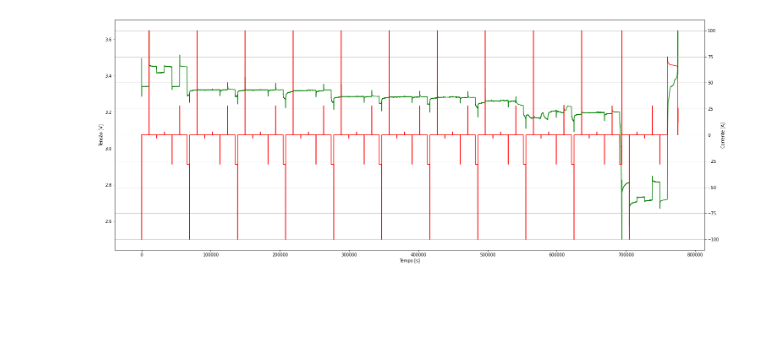
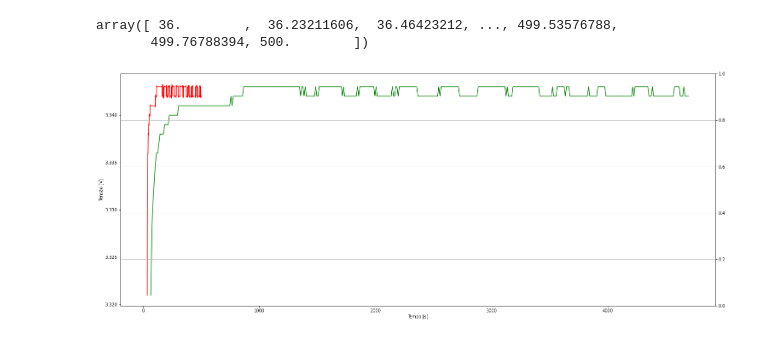
Before and after one commit to CaioMizerkowski/controle_avancado, a Jupyter notebook: TE979/plot_dados_catl.ipynb, the cells around one changed output. Saved outputs shown, nothing was run; the diff lists cells and outputs as text; code cells hidden in the pictures; blank space fills up the shorter version.

```diff
--- a/TE979/plot_dados_catl.ipynb
+++ b/TE979/plot_dados_catl.ipynb
@@ -16,10 +19,23 @@ df_soc = df_soc.drop('Unnamed: 0')
+# %%
+x = np.linspace(36, 500, num=500-36, endpoint=True)
+y = df_c100[36:500]['Tensão [V]']
+f2 = interp1d(x, y, kind='cubic')
+# %%
+t0 = np.linspace(36, 500, num=2000, endpoint=True)
+x0 = f2(t0)
+# %%
+t0
+# %% [output]
+array([ 36.        ,  36.23211606,  36.46423212, ..., 499.53576788,
+       499.76788394, 500.        ])
 # %%
 plt.figure(figsize=(25, 10))
-ax = sns.lineplot(data=df_c100.to_pandas(), x='Tempo [s]', y='Tensão [V]', color='green')
+ax = sns.lineplot(data=df_c100[36:500].to_pandas(), x='Tempo [s]', y='Tensão [V]', color='green')
+ax = sns.lineplot(x=t0, y=x0, color='red')
 ax2 = ax.twinx()
-sns.lineplot(data=df_c100.to_pandas(), x='Tempo [s]', y='Corrente [A]', ax=ax2, color='red')
+#sns.lineplot(data=df_c100[36:1100].to_pandas(), x='Tempo [s]', y='Corrente [A]', ax=ax2, color='red')
 ax2.grid()
 plt.show()
 plt.close()
 # %% [output]
-[figure, old version]
+[figure, new version]
```
Also changed, not shown: parts of 5 cells of this notebook, 5 other files.
